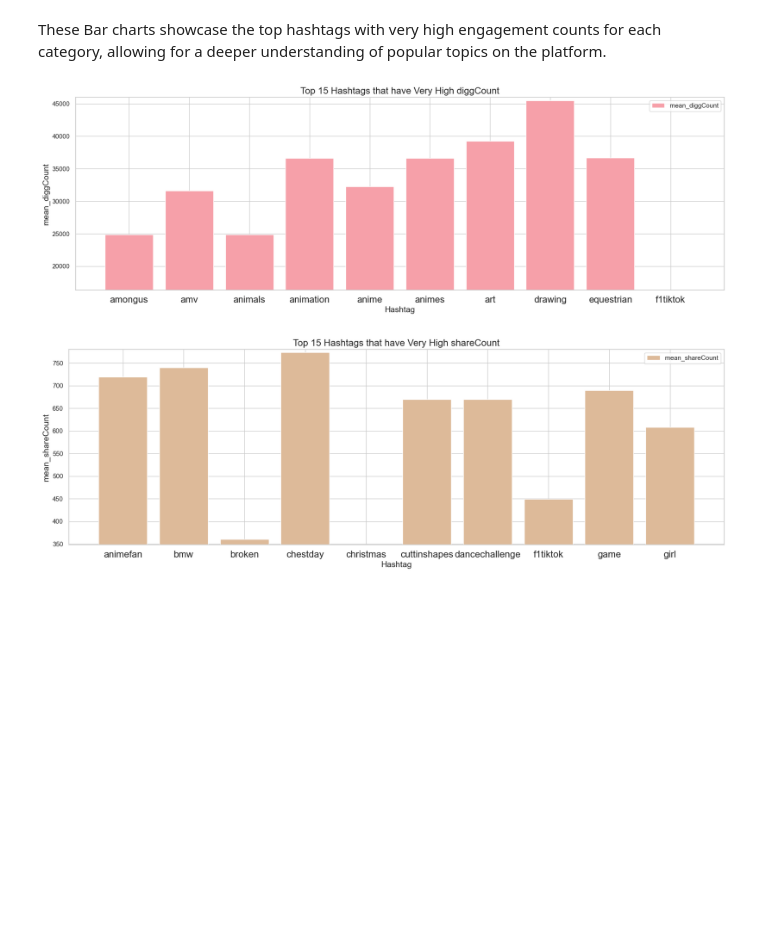
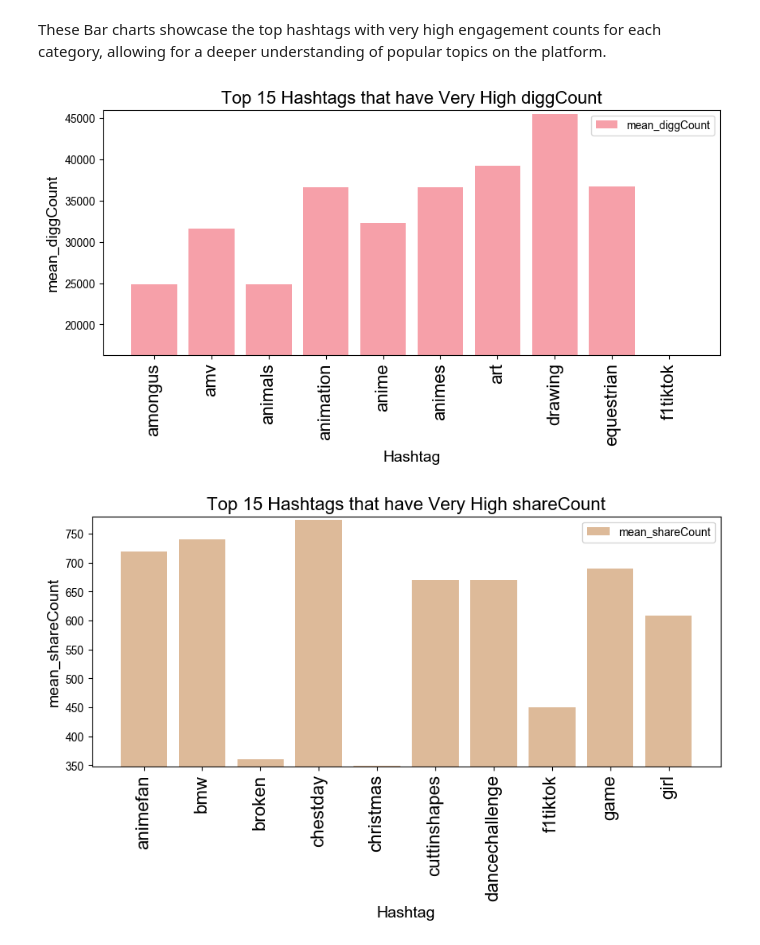
Before and after one commit to Cydia13526/04-tonyao-cydia-2024, a Jupyter notebook: project.ipynb, the cells around one changed output. Saved outputs shown, nothing was run; the diff lists cells and outputs as text; code cells hidden in the pictures; blank space fills up the shorter version.

```diff
--- a/project.ipynb
+++ b/project.ipynb
@@ -136,3 +143,16 @@ merged_music_df = pd.merge(audd_music_df, music_df, left_on='id', right_on='musi
+# %%
+music_df = df[['id', 'createTime', 'musicMeta', 'diggCount', 'commentCount', 'shareCount', 'playCount', 'downloaded', 'text', 'hashtags']]
+music_df = music_df.copy()
+music_df['musicMeta'] = music_df['musicMeta'].apply(lambda x: {
+    'musicId': x['musicId'],
+    'musicAuthor': x['musicAuthor'],
+    'musicName': x['musicName'],
+    'musicOriginal': x['musicOriginal'],
+    'playUrl': x['playUrl']
+})
+music_df[['musicId', 'musicAuthor', 'musicName', 'musicOriginal', 'playUrl']] = pd.DataFrame(music_df['musicMeta'].tolist())
+music_df.drop(columns=['musicMeta'], inplace=True)
+music_df = music_df.dropna()
 # %% [markdown]
 ### **3. Author Related Data Manipulation**
 # %%
@@ -389,21 +382,0 @@ df_unverified['User_Type'] = 'Unverified'
-# %%
-sns.set(style="whitegrid")
-
-fig, axes = plt.subplots(1, 2, figsize=(20, 6))
-
-# Plotting verified users' music choices by year
-sns.barplot(ax=axes[0], data=df_verified, x='release year', y='Song_Count', color='blue')
-axes[0].set_xlabel('Release Year')
-axes[0].set_ylabel('Song Count')
-axes[0].set_title("Verified Users' Music Choices by Year")
-axes[0].tick_params(axis='x', rotation=90)
-
-# Plotting unverified users' music choices by year
-sns.barplot(ax=axes[1], data=df_unverified, x='release year', y='Song_Count', color='orange')
-axes[1].set_xlabel('Release Year')
-axes[1].set_ylabel('Song Count')
-axes[1].set_title("Unverified Users' Music Choices by Year")
-axes[1].tick_params(axis='x', rotation=90)
-
-plt.tight_layout()  # Adjust layout to prevent overlap
-plt.show()
@@ -526,23 +497,24 @@ These Bar charts showcase the top hashtags with very high engagement counts for
 # %%
 
 def getBarChart(df, mean_count, count_name, min_val, max_val, color='blue'):
-    fig, ax = plt.subplots(figsize=(20, 6))
-    bar_width = 0.35
+    fig, ax = plt.subplots(figsize=(10, 4))
+    bar_width = 0.10
     ax.bar(df['hashtag'], df[mean_count], color=color, label=mean_count)
     ax.set_xlabel('Hashtag', fontsize=14)
     ax.set_ylabel(mean_count, fontsize=14)
     ax.set_title('Top 15 Hashtags that have ' + count_name, fontsize=16)
     ax.legend()
     plt.xticks(fontsize=16)
     num_digits = len(str(max_val))
     nearest_multiple = 10 ** (num_digits - 4)
     ax.set_ylim(math.floor(min_val), int(math.ceil(max_val / float(nearest_multiple))) * nearest_multiple)
+    plt.xticks(rotation=90)
     plt.show()
 
 getBarChart(digg_count_cat_very_high, 'mean_diggCount', 'Very High diggCount', digg_count_cat_very_high['mean_diggCount'].min(), digg_count_cat_very_high['mean_diggCount'].max(), color='#f6a0a9')
 getBarChart(share_count_cat_very_high, 'mean_shareCount', 'Very High shareCount', share_count_cat_very_high['mean_shareCount'].min(), share_count_cat_very_high['mean_shareCount'].max(), color='#ddba99')
 getBarChart(play_count_cat_very_high, 'mean_playCount', 'Very High playCount', play_count_cat_very_high['mean_playCount'].min(), play_count_cat_very_high['mean_playCount'].max(), color='#dd99ba')
 getBarChart(comment_count_cat_very_high, 'mean_commentCount', 'Very High commentCount', comment_count_cat_very_high['mean_commentCount'].min(), comment_count_cat_very_high['mean_commentCount'].max(), color='#ea86e8')
 # %% [output]
-[figure, old version]
+[figure, new version]
-[figure, old version]
+[figure, new version]
```
Also changed, not shown: parts of 25 cells of this notebook, 2 other files.
